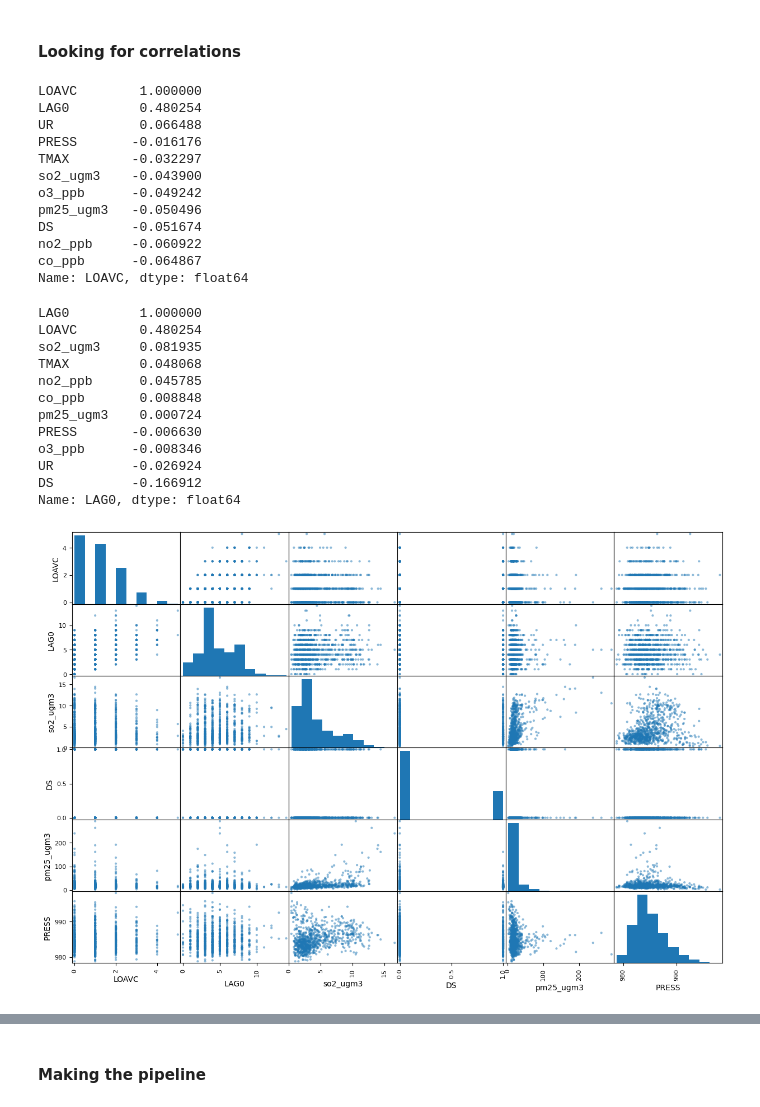
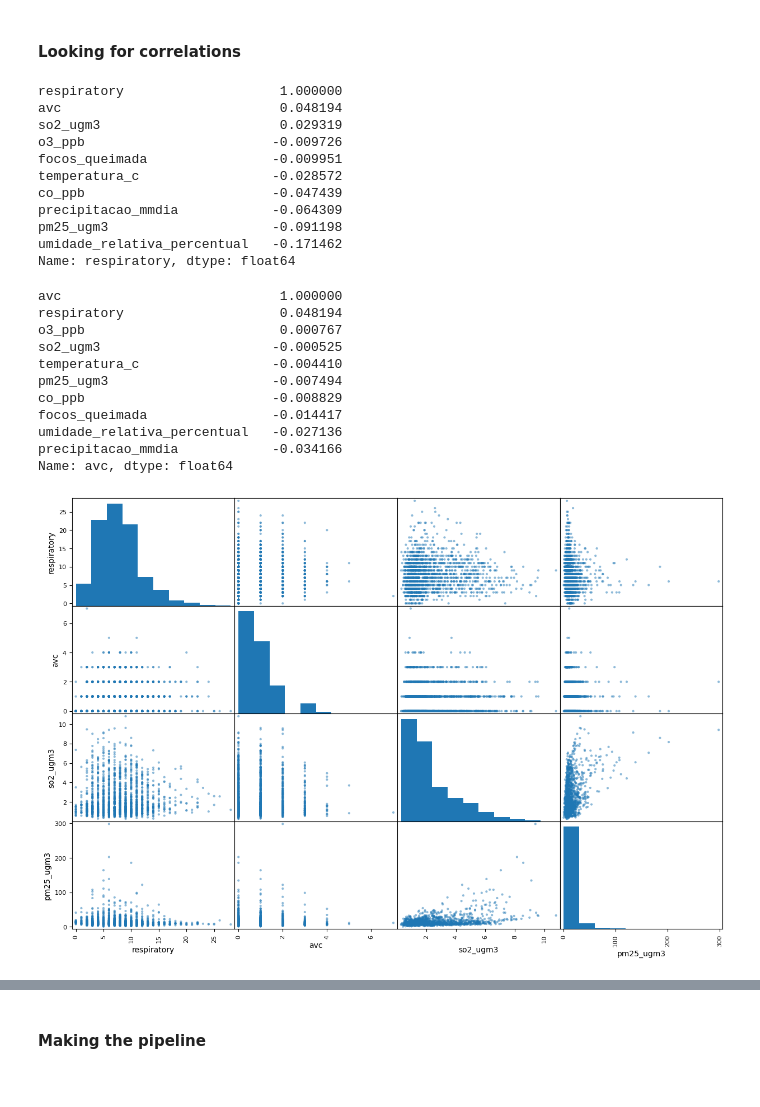
Before and after one commit to MatheusCJesus/avc-predictions, a Jupyter notebook: notebooks/3.0-mcj-models.ipynb, the cells around one changed output, grey strips where cells are left out. Drawn from its saved outputs; the diff is of its cells as text; code cells hidden in the pictures.

```diff
--- a/notebooks/3.0-mcj-models.ipynb
+++ b/notebooks/3.0-mcj-models.ipynb
@@ -14,11 +14,11 @@ import matplotlib.pyplot as plt
 # %% [markdown]
 #### Load data
 # %%
-avc = pd.read_parquet("../data/processed/avc-cuiaba.parquet")
+avc = pd.read_parquet("../data/processed/new-avc.parquert")
 # %% [markdown]
 #### Creating column year to stratify the dataset
 # %%
-avc["year"] = avc.data.dt.year
+avc["year"] = avc.date.dt.year
 # %% [markdown]
 #### Split dataset in train and test
 # %%
@@ -72,46 +78,44 @@ avc = strat_train_set.copy()
 # %%
 corr_matrix = avc.corr()
 # %%
-corr_matrix["LOAVC"].sort_values(ascending=False)
+corr_matrix["respiratory"].sort_values(ascending=False)
 # %% [output]
-LOAVC        1.000000
-LAG0         0.480254
-UR           0.066488
-PRESS       -0.016176
-TMAX        -0.032297
-so2_ugm3    -0.043900
-o3_ppb      -0.049242
-pm25_ugm3   -0.050496
-DS          -0.051674
-no2_ppb     -0.060922
-co_ppb      -0.064867
-Name: LOAVC, dtype: float64
+respiratory                    1.000000
+avc                            0.048194
+so2_ugm3                       0.029319
+o3_ppb                        -0.009726
+focos_queimada                -0.009951
+temperatura_c                 -0.028572
+co_ppb                        -0.047439
+precipitacao_mmdia            -0.064309
+pm25_ugm3                     -0.091198
+umidade_relativa_percentual   -0.171462
+Name: respiratory, dtype: float64
 # %%
-corr_matrix["LAG0"].sort_values(ascending=False)
+corr_matrix["avc"].sort_values(ascending=False)
 # %% [output]
-LAG0         1.000000
-LOAVC        0.480254
-so2_ugm3     0.081935
-TMAX         0.048068
-no2_ppb      0.045785
-co_ppb       0.008848
-pm25_ugm3    0.000724
-PRESS       -0.006630
-o3_ppb      -0.008346
-UR          -0.026924
-DS          -0.166912
-Name: LAG0, dtype: float64
+avc                            1.000000
+respiratory                    0.048194
+o3_ppb                         0.000767
+so2_ugm3                      -0.000525
+temperatura_c                 -0.004410
+pm25_ugm3                     -0.007494
+co_ppb                        -0.008829
+focos_queimada                -0.014417
+umidade_relativa_percentual   -0.027136
+precipitacao_mmdia            -0.034166
+Name: avc, dtype: float64
 # %%
 # Generate correlation plot with pandas
 from pandas.plotting import scatter_matrix, hist_frame
 
-columns = ["LOAVC", "LAG0", "so2_ugm3", \
-           "DS", "pm25_ugm3", "PRESS"]
+columns = ["respiratory", "avc", "so2_ugm3", \
+           "pm25_ugm3"]
 
 scatter_matrix(avc[columns], figsize=(15, 10))
 plt.show()
 # %% [output]
-[figure, old version]
+[figure, new version]
 # %%
 hist_frame(avc, figsize=(15,10))
 plt.show()
```
Also changed, not shown: parts of 14 cells of this notebook, 18 other files.
